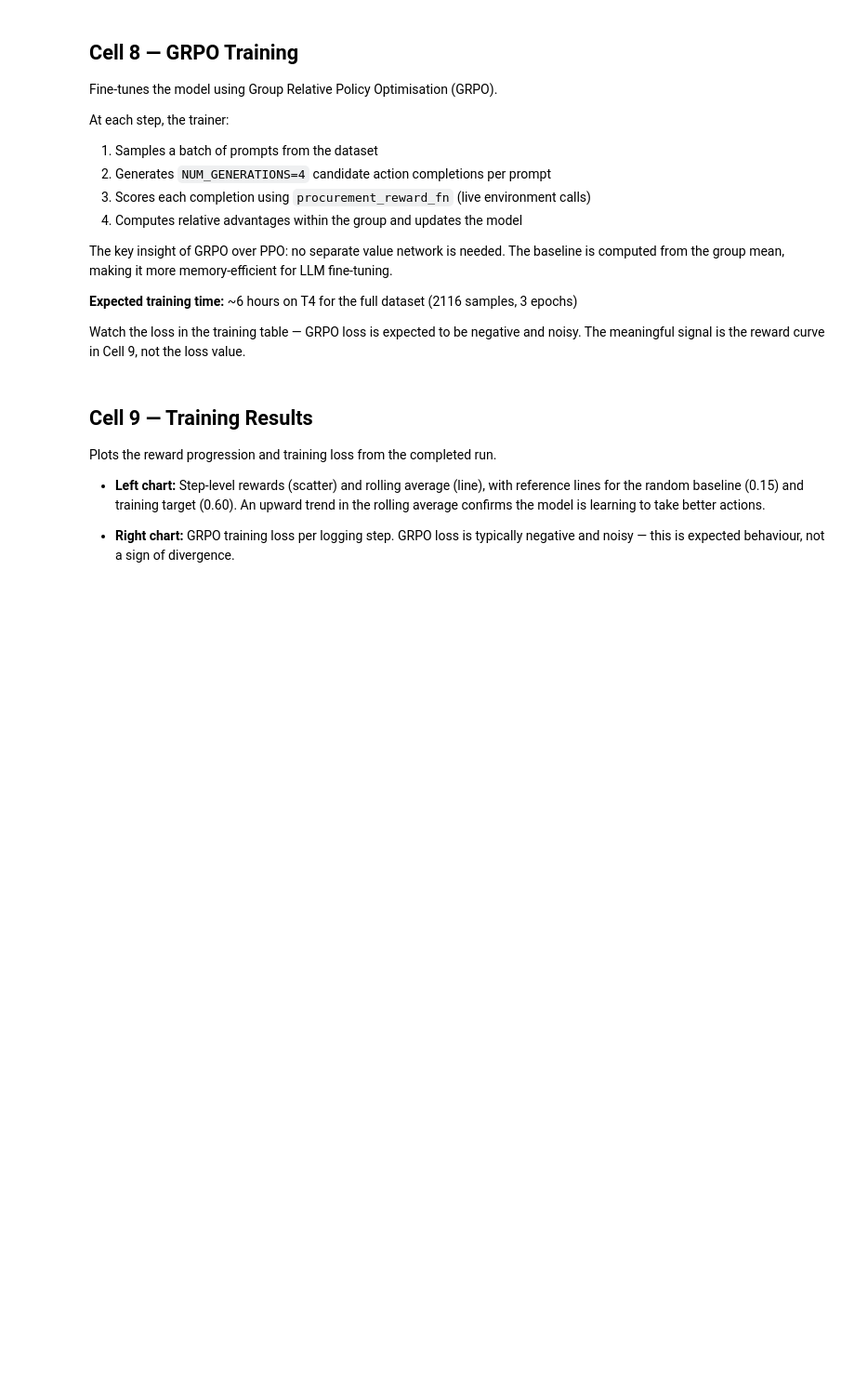
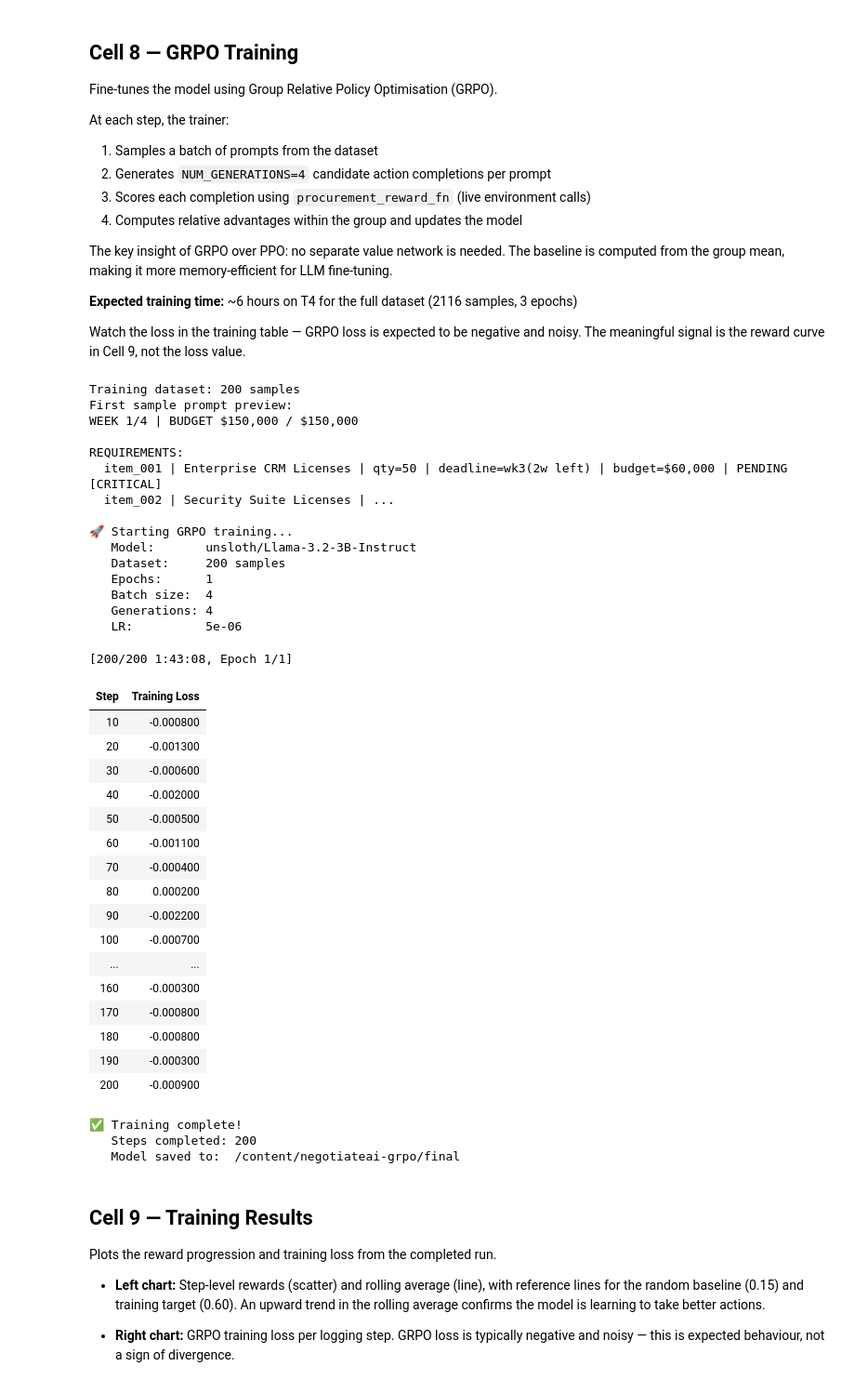
Before and after one commit to Prasanthdj8/negotiateai-openenv, a Jupyter notebook: NegotiateAI_Training.ipynb, the cells around one changed output. Shown at 93% size. Cells and saved outputs as stored; diff of their text form; code cells hidden in the pictures; blank space fills up the shorter version.

```diff
--- a/NegotiateAI_Training.ipynb
+++ b/NegotiateAI_Training.ipynb
@@ -96,7 +105,7 @@ LOAD_IN_4BIT   = True    # 4-bit quantisation fits on a free T4 (15GB VRAM)
 
 # ── TRAINING HYPERPARAMETERS ───────────────────────────────────────────────────
 LEARNING_RATE    = 5e-6
-NUM_EPOCHS       = 3     # full run; set to 1 for a quick smoke test
+NUM_EPOCHS       = 1     # full run; set to 1 for a quick smoke test
 BATCH_SIZE       = 4     # must equal NUM_GENERATIONS for GRPOTrainer
 NUM_GENERATIONS  = 4     # candidate actions generated per GRPO step
 MAX_COMPLETION_LEN = 300
@@ -699,8 +769,6 @@ The meaningful signal is the reward curve in Cell 9, not the loss value.
 from trl import GRPOConfig, GRPOTrainer
 from datasets import Dataset
 
-# Build HuggingFace Dataset from the generated episodes
-# Each sample contains the (system, user) prompt pair — the model generates the action
 hf_dataset = Dataset.from_list([
     {"prompt": ep["prompt"]}
     for ep in easy_dataset
@@ -713,10 +781,10 @@ print(hf_dataset[0]["prompt"][1]["content"][:200] + "...")
 grpo_config = GRPOConfig(
     learning_rate=LEARNING_RATE,
     num_train_epochs=NUM_EPOCHS,
-    per_device_train_batch_size=BATCH_SIZE,   # must equal num_generations
+    per_device_train_batch_size=BATCH_SIZE,
     gradient_accumulation_steps=1,
     num_generations=NUM_GENERATIONS,
-    generation_batch_size=NUM_GENERATIONS,    # explicit to avoid TRL version conflicts
+    generation_batch_size=NUM_GENERATIONS,
     max_completion_length=MAX_COMPLETION_LEN,
     max_prompt_length=MAX_SEQ_LENGTH - MAX_COMPLETION_LEN,
     output_dir=SAVE_DIR,
@@ -726,35 +794,86 @@ grpo_config = GRPOConfig(
     report_to="none",
     remove_unused_columns=False,
     dataloader_num_workers=0,
-    fp16=True,    # T4 uses fp16 (not bf16)
+    fp16=False,
     bf16=False,
 )
 
 trainer = GRPOTrainer(
     model=model,
     reward_funcs=procurement_reward_fn,
     args=grpo_config,
     train_dataset=hf_dataset,
     processing_class=tokenizer,
 )
 
 print(f"\n🚀 Starting GRPO training...")
 print(f"   Model:       {MODEL_NAME}")
 print(f"   Dataset:     {len(hf_dataset)} samples")
 print(f"   Epochs:      {NUM_EPOCHS}")
 print(f"   Batch size:  {BATCH_SIZE}")
 print(f"   Generations: {NUM_GENERATIONS}")
 print(f"   LR:          {LEARNING_RATE}")
 print()
 
+# DummyScaler — disables mixed precision grad scaler which conflicts with 4-bit bitsandbytes.
+# Required fix for Colab environments where the scaler causes AssertionError during training.
+class DummyScaler:
+    def scale(self, loss): return loss
+    def unscale_(self, optimizer): pass
+    def update(self, new_scale=None): pass
+    def step(self, optimizer, *args, **kwargs): optimizer.step(*args, **kwargs)
+    def get_scale(self): return 1.0
+    def is_enabled(self): return False
+    def state_dict(self): return {}
+    def load_state_dict(self, state_dict): pass
+
+trainer.accelerator.scaler = DummyScaler()
+
 trainer.train()
 
 print("\n✅ Training complete!")
 print(f"   Steps completed: {trainer.state.global_step}")
 
 model.save_pretrained(f"{SAVE_DIR}/final")
 tokenizer.save_pretrained(f"{SAVE_DIR}/final")
 print(f"   Model saved to:  {SAVE_DIR}/final")
+# %% [output]
+Training dataset: 200 samples
+First sample prompt preview:
+WEEK 1/4 | BUDGET $150,000 / $150,000
+
+REQUIREMENTS:
+  item_001 | Enterprise CRM Licenses | qty=50 | deadline=wk3(2w left) | budget=$60,000 | PENDING [CRITICAL]
+  item_002 | Security Suite Licenses | ...
+
+🚀 Starting GRPO training...
+   Model:       unsloth/Llama-3.2-3B-Instruct
+   Dataset:     200 samples
+   Epochs:      1
+   Batch size:  4
+   Generations: 4
+   LR:          5e-06
+[200/200 1:43:08, Epoch 1/1]
+| Step | Training Loss |
+| 10 | -0.000800 |
+| 20 | -0.001300 |
+| 30 | -0.000600 |
+| 40 | -0.002000 |
+| 50 | -0.000500 |
+| 60 | -0.001100 |
+| 70 | -0.000400 |
+| 80 | 0.000200 |
+| 90 | -0.002200 |
+| 100 | -0.000700 |
+| ... | ... |
+| 160 | -0.000300 |
+| 170 | -0.000800 |
+| 180 | -0.000800 |
+| 190 | -0.000300 |
+| 200 | -0.000900 |
+✅ Training complete!
+   Steps completed: 200
+   Model saved to:  /content/negotiateai-grpo/final
 # %% [markdown]
 ## Cell 9 — Training Results
 
```
Also changed, not shown: parts of 13 cells of this notebook.
